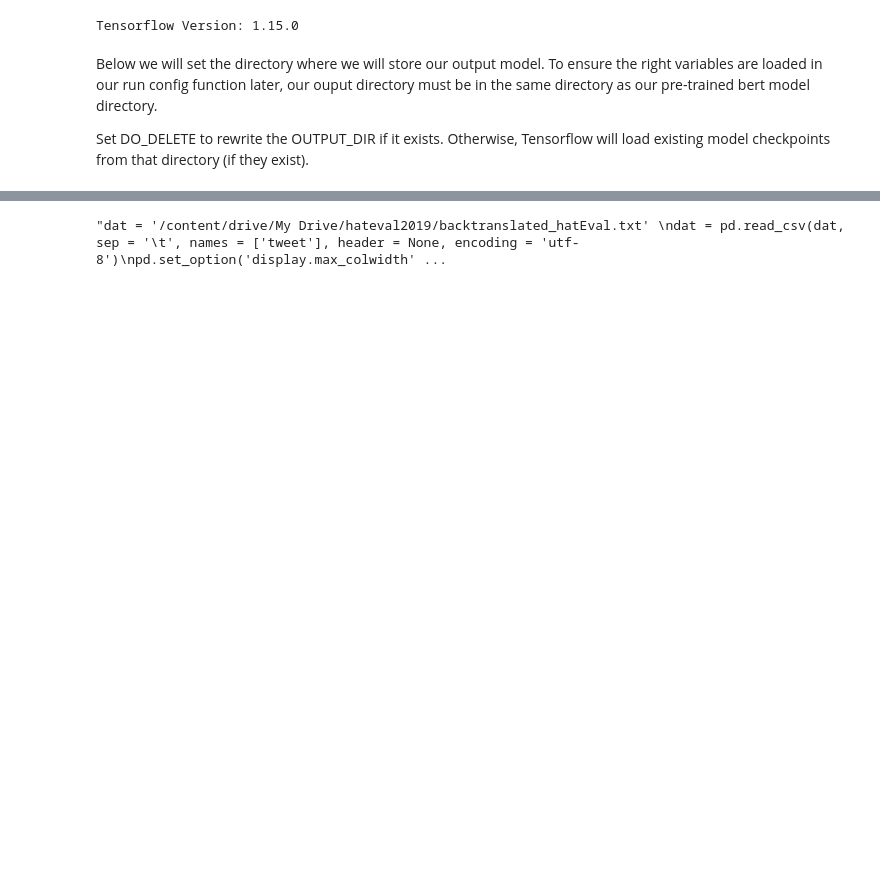
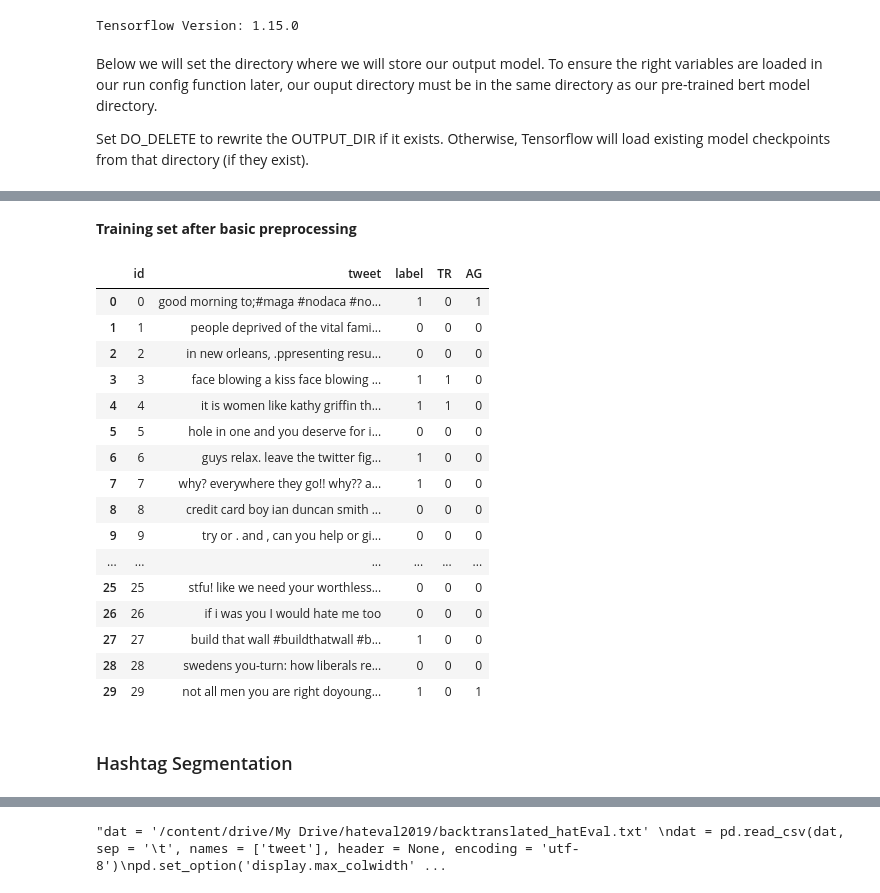
Before and after one commit to fionnmcconville/Automatic-Detection-of-Hate-Speech-Online-Using-BERT, a Jupyter notebook: HatEval_Tensorflow_TPU.ipynb, the cells around one changed output, grey strips where cells are left out. Saved outputs shown, nothing was run; the diff lists cells and outputs as text; code cells hidden in the pictures; blank space fills up the shorter version.

```diff
--- a/HatEval_Tensorflow_TPU.ipynb
+++ b/HatEval_Tensorflow_TPU.ipynb
@@ -230,0 +288,6 @@ Below I load in in the extra hate speech tweets I created via back-translation a
+# %%
+!pip install contractions
+import contractions
+tweet = train.iloc[2312]['tweet']
+print("\nOriginal: ", tweet)
+print("\nReplaced Contractions: ", contractions.fix(tweet))
@@ -230,0 +406,25 @@ Below I load in in the extra hate speech tweets I created via back-translation a
+# %% [markdown]
+<b> Training set after basic preprocessing
+# %%
+train['tweet'] = train['tweet'].apply(preprocess)
+train.head(30)
+# %% [output]
+|  | id | tweet | label | TR | AG |
+| 0 | 0 | good morning to;#maga #nodaca #no... | 1 | 0 | 1 |
+| 1 | 1 | people deprived of the vital fami... | 0 | 0 | 0 |
+| 2 | 2 | in new orleans, .ppresenting resu... | 0 | 0 | 0 |
+| 3 | 3 | face blowing a kiss face blowing ... | 1 | 1 | 0 |
+| 4 | 4 | it is women like kathy griffin th... | 1 | 1 | 0 |
+| 5 | 5 | hole in one and you deserve for i... | 0 | 0 | 0 |
+| 6 | 6 | guys relax. leave the twitter fig... | 1 | 0 | 0 |
+| 7 | 7 | why? everywhere they go!! why?? a... | 1 | 0 | 0 |
+| 8 | 8 | credit card boy ian duncan smith ... | 0 | 0 | 0 |
+| 9 | 9 | try or . and , can you help or gi... | 0 | 0 | 0 |
+| ... | ... | ... | ... | ... | ... |
+| 25 | 25 | stfu! like we need your worthless... | 0 | 0 | 0 |
+| 26 | 26 | if i was you I would hate me too | 0 | 0 | 0 |
+| 27 | 27 | build that wall #buildthatwall #b... | 1 | 0 | 0 |
+| 28 | 28 | swedens you-turn: how liberals re... | 0 | 0 | 0 |
+| 29 | 29 | not all men you are right doyoung... | 1 | 0 | 1 |
+# %% [markdown]
+### Hashtag Segmentation
```
Also changed, not shown: parts of 129 cells of this notebook, 7 other files.
